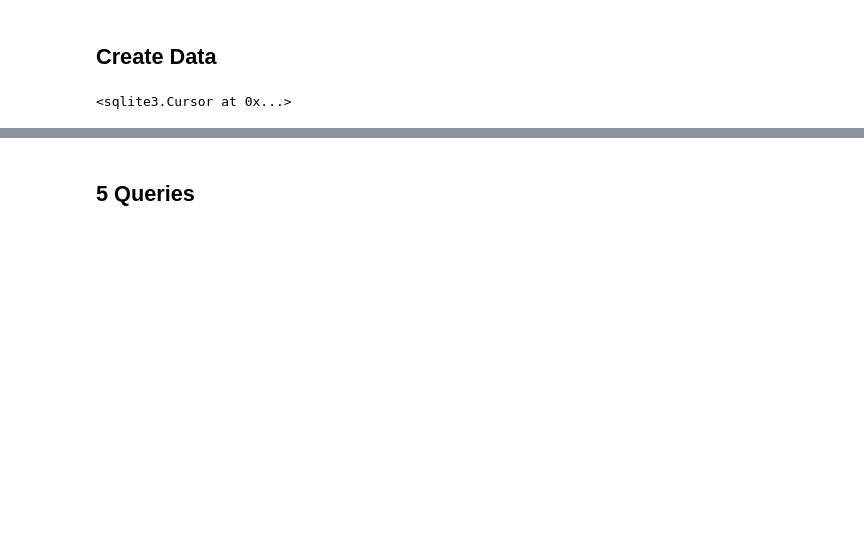
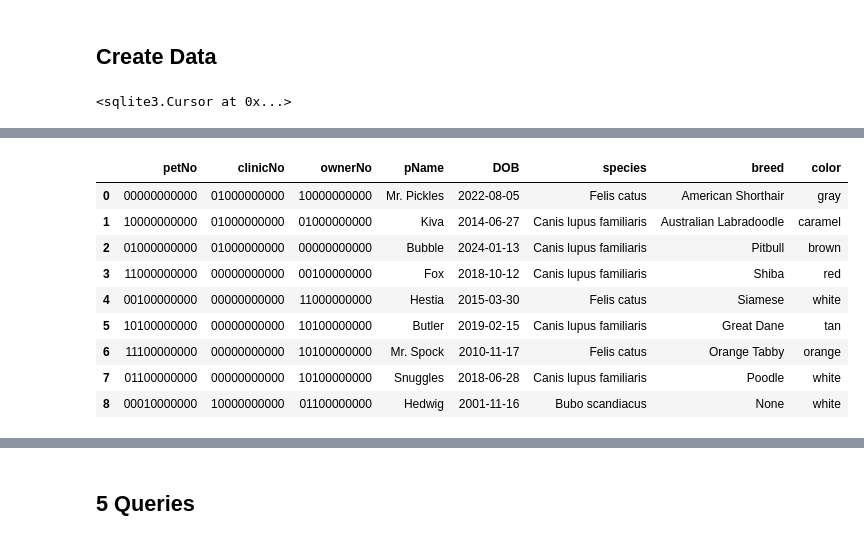
Before and after one commit to nickgammal/DSC623_Final_Project_NickGammal, a Jupyter notebook: Part_3/project_p3.ipynb, the cells around one changed output, grey strips where cells are left out. Cells and saved outputs as stored; diff of their text form; code cells hidden in the pictures; blank space fills up the shorter version.

```diff
--- a/Part_3/project_p3.ipynb
+++ b/Part_3/project_p3.ipynb
@@ -20,7 +18,7 @@ cur = con.cursor()
 # %%
 # make viewing prettier
 
-def show():
+def show(table = None):
     data = cur.fetchall()
     df = pd.DataFrame(data, columns = [row[0] for row in cur.description])
     display(df)
@@ -211,0 +247,14 @@ cur.execute(
+# %%
+cur.execute("SELECT * FROM Pet")
+show()
+# %% [output]
+|  | petNo | clinicNo | ownerNo | pName | DOB | species | breed | color |
+| 0 | 00000000000 | 01000000000 | 10000000000 | Mr. Pickles | 2022-08-05 | Felis catus | American Shorthair | gray |
+| 1 | 10000000000 | 01000000000 | 01000000000 | Kiva | 2014-06-27 | Canis lupus familiaris | Australian Labradoodle | caramel |
+| 2 | 01000000000 | 01000000000 | 00000000000 | Bubble | 2024-01-13 | Canis lupus familiaris | Pitbull | brown |
+| 3 | 11000000000 | 00000000000 | 00100000000 | Fox | 2018-10-12 | Canis lupus familiaris | Shiba | red |
+| 4 | 00100000000 | 00000000000 | 11000000000 | Hestia | 2015-03-30 | Felis catus | Siamese | white |
+| 5 | 10100000000 | 00000000000 | 10100000000 | Butler | 2019-02-15 | Canis lupus familiaris | Great Dane | tan |
+| 6 | 11100000000 | 00000000000 | 10100000000 | Mr. Spock | 2010-11-17 | Felis catus | Orange Tabby | orange |
+| 7 | 01100000000 | 00000000000 | 10100000000 | Snuggles | 2018-06-28 | Canis lupus familiaris | Poodle | white |
+| 8 | 00010000000 | 10000000000 | 01100000000 | Hedwig | 2001-11-16 | Bubo scandiacus | None | white |
```
Also changed, not shown: parts of 10 cells of this notebook, 7 other files.
